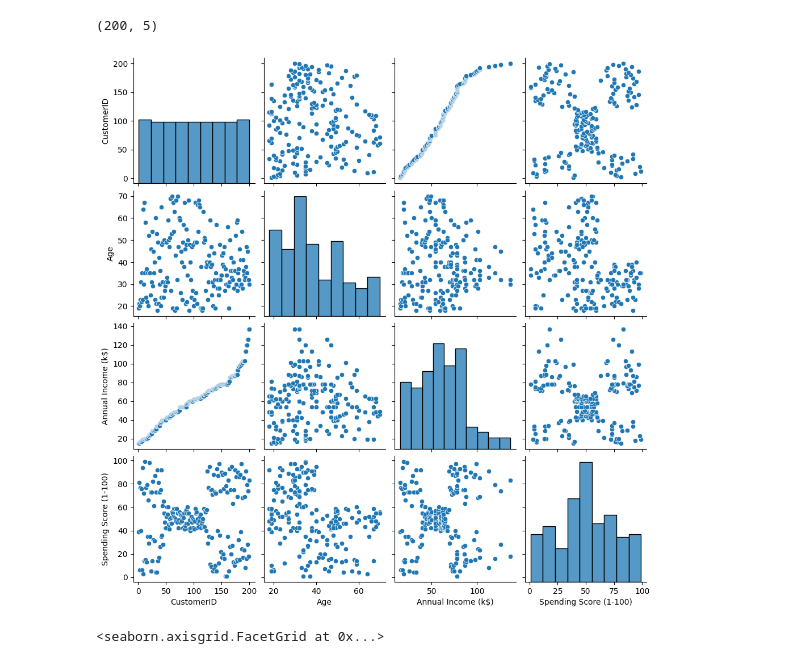
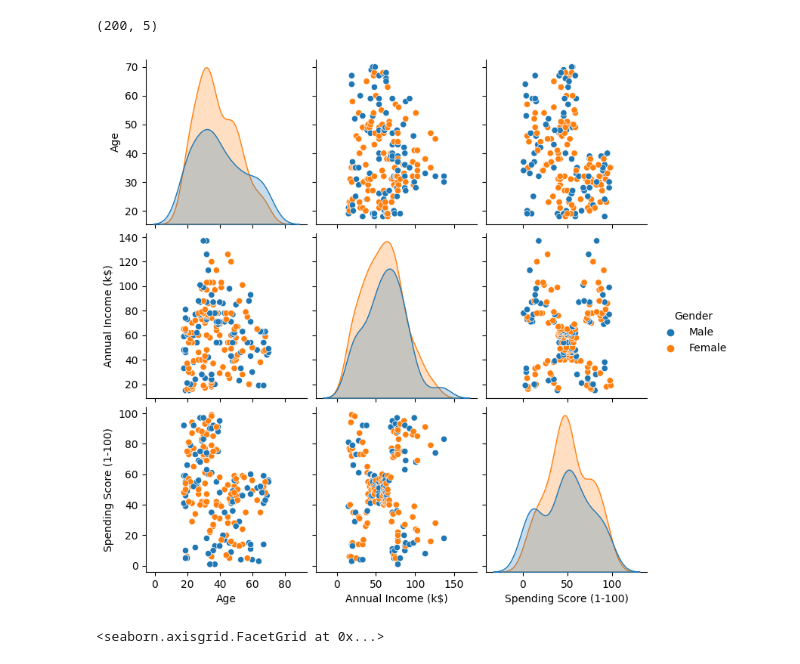
Before and after one commit to Hessa-Alharbi/Customer-Segmentation, a Jupyter notebook: Cluestering_Analysis_Customers_Segmentation_Project (2).ipynb, the cells around one changed output. Drawn from its saved outputs; the diff is of its cells as text; code cells hidden in the pictures.

```diff
--- a/Cluestering_Analysis_Customers_Segmentation_Project (2).ipynb
+++ b/Cluestering_Analysis_Customers_Segmentation_Project (2).ipynb
@@ -153,11 +153,11 @@ df.shape
 # %%
 from matplotlib import pyplot as plt
 import seaborn as sns
 
-sns.pairplot(df)
+sns.pairplot(df, hue="Gender")
 plt.show()
 # %% [output]
-[figure, old version]
+[figure, new version]
 # %%
 sns.relplot(x='Annual Income (k$)', y= "Spending Score (1-100)", data=df)
 # %% [output]
```
Also changed, not shown: parts of 29 cells of this notebook.
